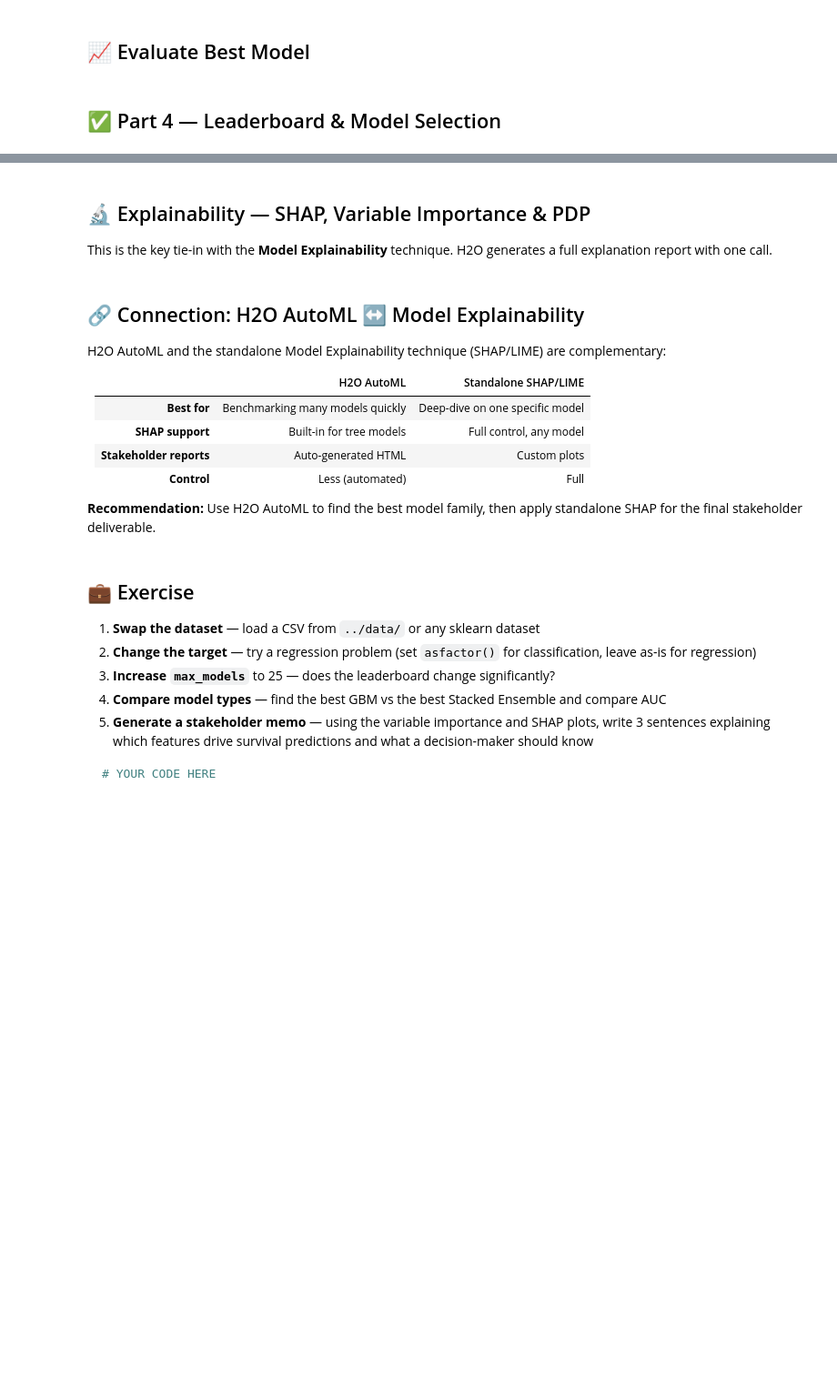
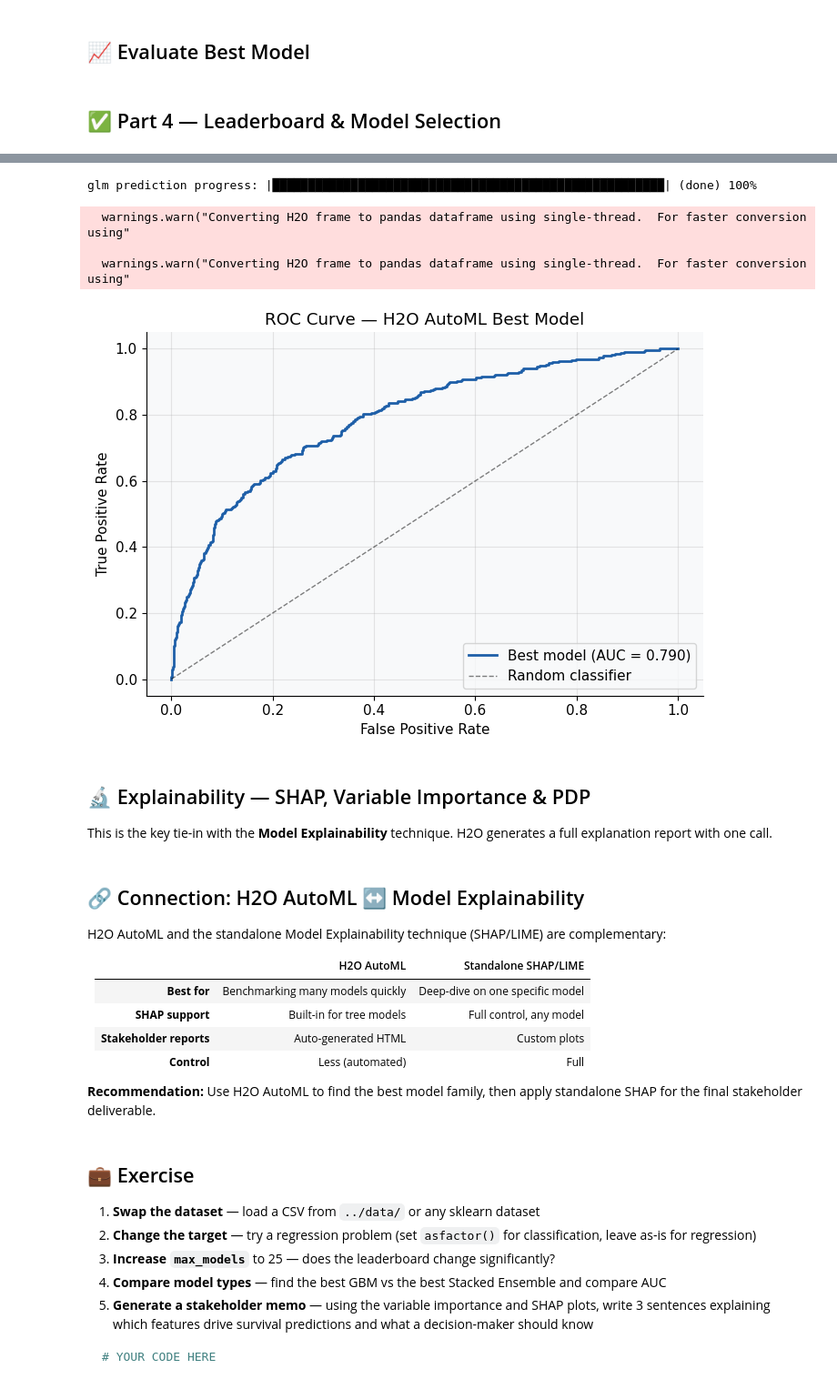
Before and after one commit to ladataanalytics/pattern-recognition-notebooks, a Jupyter notebook: notebooks/h2o-automl.ipynb, the cells around one changed output, grey strips where cells are left out. Shown at 91% size. Saved outputs shown, nothing was run; the diff lists cells and outputs as text; code cells hidden in the pictures; blank space fills up the shorter version.

```diff
--- a/notebooks/h2o-automl.ipynb
+++ b/notebooks/h2o-automl.ipynb
@@ -134,17 +122,35 @@ We'll use the classic churn_df dataset — binary classification (survived or no
 # %% [markdown]
 ## 🔬 Part 2 — Setting Up H2O
 # %%
+import h2o
+
+# --- FIX: one-hot encode categorical predictors BEFORE building the H2OFrame ---
+# Known issue: h2o 3.46.x + numpy>=2.0 throws H2OResponseError
+# ("cols_py expects 2 but was passed 3") whenever explain()/shap_summary_plot()
+# has to fetch .levels() on a string/categorical column (e.g. Contract,
+# InternetService, TechSupport). One-hot encoding predictors up front avoids
+# triggering that code path for every predictor column.
+cat_cols = churn_df.select_dtypes(include=["object", "category"]).columns.tolist()
+print("Categorical predictor columns found:", cat_cols)
+
+churn_encoded = pd.get_dummies(churn_df, columns=cat_cols, drop_first=True).astype(
+    {c: float for c in pd.get_dummies(churn_df, columns=cat_cols, drop_first=True).columns if c != "Churn"}
+)
+churn_encoded["Churn"] = churn_df["Churn"].values
+
 # Convert to H2O Frame
-hf = h2o.H2OFrame(df)
+hf = h2o.H2OFrame(churn_encoded)
 
-# Mark target as categorical (classification)
-hf['Survived'] = hf['Survived'].asfactor()
+# Mark target as categorical (classification) -- this one factor column is fine;
+# the bug is specifically about *predictor* factor columns during explain(),
+# and is handled separately (with a documented fallback) in the explain() cell below.
+hf['Churn'] = hf['Churn'].asfactor()
 
 # Train/test split
 train, test = hf.split_frame(ratios=[0.8], seed=42)
 
 # Define predictors and target
-target = 'Survived'
+target = 'Churn'
 predictors = [c for c in hf.columns if c != target]
 
 print(f"Training on {train.nrows} rows, testing on {test.nrows} rows")
@@ -160,7 +166,7 @@ aml = H2OAutoML(
     seed=42,
     max_runtime_secs=120,   # 2-minute cap — increase for larger datasets
     sort_metric='AUC',
-    include_algos=['GBM','XGBoost','RandomForest','GLM','StackedEnsemble']
+    include_algos=['GBM','XGBoost','DRF','GLM']
 )
 
 aml.train(x=predictors, y=target, training_frame=train)
@@ -189,24 +226,30 @@ print(perf.confusion_matrix())
 # %%
 # ROC Curve
 from sklearn.metrics import roc_curve, auc as sklearn_auc
 
 # Get predictions on test set
 preds = best.predict(test).as_data_frame()
 test_df = test.as_data_frame()
 
-fpr, tpr, _ = roc_curve(test_df['Survived'].astype(int), preds['p1'])
+fpr, tpr, _ = roc_curve(test_df['Churn'].astype(int), preds['p1'])
 roc_auc = sklearn_auc(fpr, tpr)
 
 fig, ax = plt.subplots(figsize=(7, 5))
 ax.plot(fpr, tpr, color='#1e5fa8', lw=2, label=f'Best model (AUC = {roc_auc:.3f})')
 ax.plot([0,1],[0,1], 'k--', lw=1, alpha=.5, label='Random classifier')
 ax.set_xlabel('False Positive Rate')
 ax.set_ylabel('True Positive Rate')
 ax.set_title('ROC Curve — H2O AutoML Best Model')
 ax.legend(loc='lower right')
 ax.grid(True, alpha=.3)
 plt.tight_layout()
 plt.show()
+# %% [output]
+glm prediction progress: |███████████████████████████████████████████████████████| (done) 100%
+  warnings.warn("Converting H2O frame to pandas dataframe using single-thread.  For faster conversion using"
+
+  warnings.warn("Converting H2O frame to pandas dataframe using single-thread.  For faster conversion using"
+[figure, added]
 # %% [markdown]
 ## 🔬 Explainability — SHAP, Variable Importance & PDP
 
```
Also changed, not shown: parts of 10 cells of this notebook.
